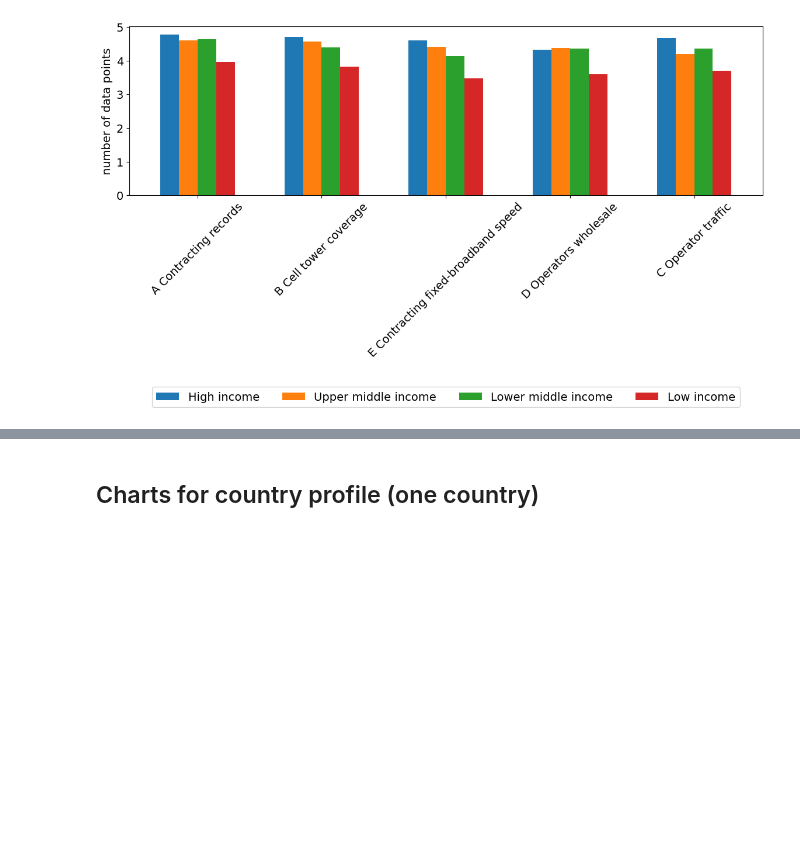
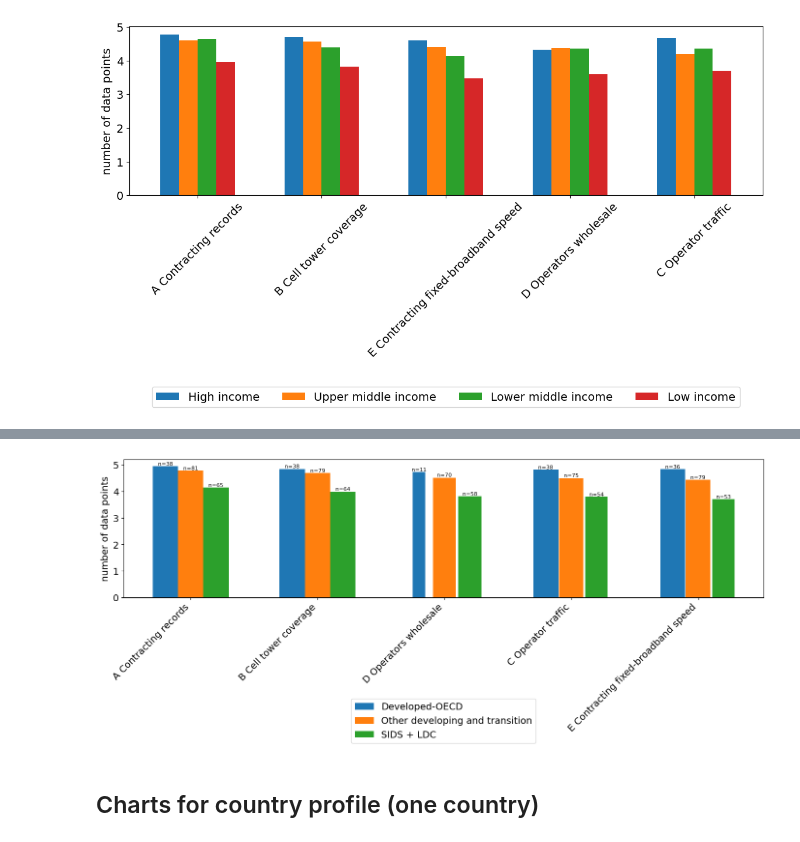
Before and after one commit to dianakorka/statistical_capacity, a Jupyter notebook: WTI_capacity_index.ipynb, the cells around one changed output, grey strips where cells are left out. Saved outputs shown, nothing was run; the diff lists cells and outputs as text; code cells hidden in the pictures; blank space fills up the shorter version.

```diff
--- a/WTI_capacity_index.ipynb
+++ b/WTI_capacity_index.ipynb
@@ -1362,3 +1574,103 @@ plt.show()
+# %%
+from matplotlib.patches import Patch
+
+# Define your custom order
+custom_order = ['Developed-OECD', 'Other developing and transition', 'SIDS + LDC']
+
+rename_dict = {
+'B. Cell_tower_coverage_5Y': "B Cell tower coverage",
+'A. Contracting_records_5Y':"A Contracting records",
+'C. Operator_traffic_5Y':"C Operator traffic",
+'D. Operators_wholesale_5Y':"D Operators wholesale",
+'E. Contracting_fixed_broadband_speed_5Y': "E Contracting fixed-broadband speed"
+}
+
+custom_colors = ['#1f77b4',  # Blue
+'#ff7f0e' , # Orange
+'#2ca02c',  # Green
+'#d62728'  # Red
+]
+
+subset = pivoted_group[['new_group','B. Cell_tower_coverage_5Y',
+       'A. Contracting_records_5Y', 'C. Operator_traffic_5Y',
+       'D. Operators_wholesale_5Y', 'E. Contracting_fixed_broadband_speed_5Y']].rename(
+     columns=rename_dict)
+
+# Calculate means and counts
+means = subset.groupby('new_group').mean(numeric_only=True).T
+counts = subset.groupby('new_group').count().T
+
+# Sort by Europe countries
+means_sorted = means.sort_values(by='Other developing and transition', ascending=False)[custom_order]
+counts_sorted = counts.loc[means_sorted.index][custom_order]
+
+# Set width factor range
+min_width_factor = 0.3
+max_width_factor = 1.0
+
+# Create figure
+fig, ax = plt.subplots(figsize=(14, 6))
+
+# Plot each region separately to control width
+x = np.arange(len(means_sorted.index))
+base_width = 0.6 / len(custom_order)
+
+for i, region in enumerate(custom_order):
+    # Calculate width for each bar WITHIN THIS GROUP
+    group_max_count = counts_sorted[region].max()
+
+    # Normalize within the group
+    width_factors = counts_sorted[region] / group_max_count * (max_width_factor - min_width_factor) + min_width_factor
+
+    # Plot bars with individual widths
+    for j, (indicator, value) in enumerate(means_sorted[region].items()):
+        bar_width = base_width * width_factors.iloc[j]
+        bar_x = x[j] + i * base_width - (len(custom_order) - 1) * base_width / 2
+
+        ax.bar(
+            bar_x,
+            value,
+            bar_width,
+            color=custom_colors[i]
+        )
+
+        # Add text label on top of bar
+        count = int(counts_sorted[region].iloc[j])
+        if count > 0:
+            ax.text(
+                bar_x,
+                value,
+                f'n={count}',
+                ha='center',
+                va='bottom',
+                fontsize=8,
+                rotation=0
+            )
+
+ax.set_xlabel('', fontsize=14)
+ax.set_ylabel('number of data points', fontsize=14)
+#plt.title('Timeliness in 2025: time lag of latest available data point in number of years (available data only)')
+ax.set_xticks(x)
+ax.set_xticklabels(means_sorted.index, rotation=45, fontsize=14, ha='right')
+ax.tick_params(axis='y', labelsize=14)
+
+# Create custom legend
+legend_handles = [Patch(facecolor=custom_colors[i], label=region)
+                  for i, region in enumerate(custom_order)] #
+
+plt.subplots_adjust(bottom=0.7)
+plt.legend(
+    handles=legend_handles,
+    loc='upper center',
+    bbox_to_anchor=(0.5, -0.7),
+    ncol=1,
+    fontsize=14
+)
+
+plt.tight_layout()
+plt.show()
+# %% [output]
+[figure, added]
 # %% [markdown]
 ## Charts for country profile (one country)
 # %%
```
Also changed, not shown: parts of 14 cells of this notebook.
